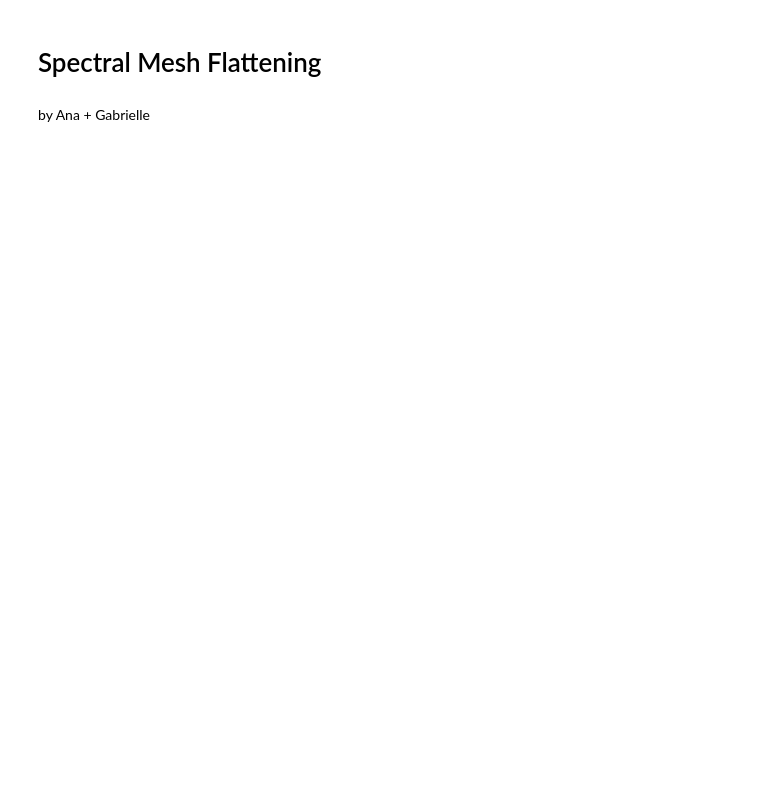
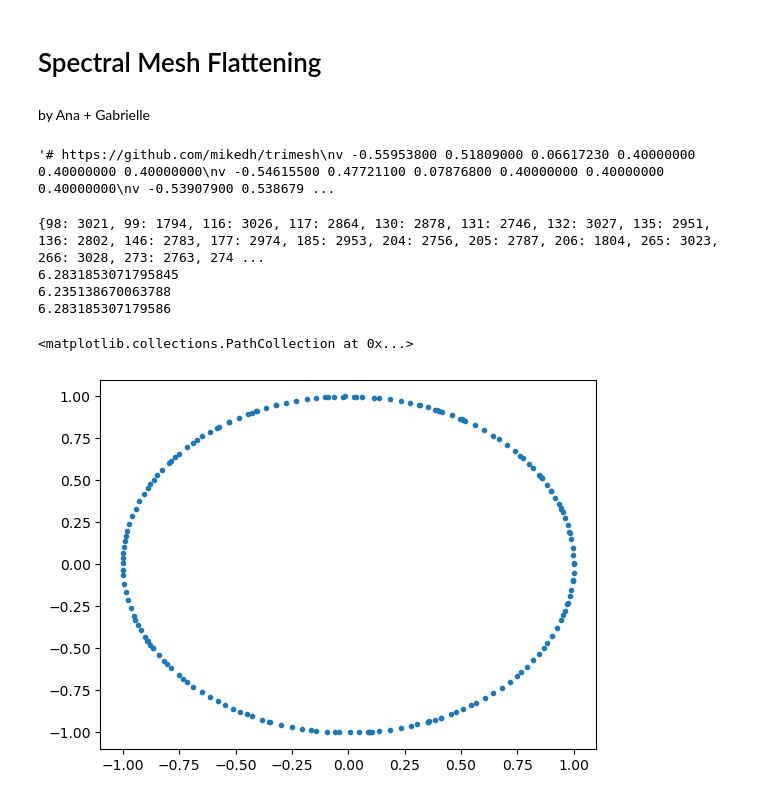
Before and after one commit to gabriellelittle1/Spectral-Mesh-Flattening, a Jupyter notebook: CodeG.ipynb, the cells around one changed output. Cells and saved outputs as stored; diff of their text form; code cells hidden in the pictures; blank space fills up the shorter version.

Commit message:
Cleaned up Face mesh

```diff
--- a/CodeG.ipynb
+++ b/CodeG.ipynb
@@ -6,7 +6,7 @@ by Ana + Gabrielle
 import trimesh
 import numpy as np
 # %%
-face = trimesh.load("Face.obj")
+face = trimesh.load("lilium.obj")
 # %%
 def boundary(mesh):
     """ A function to find the boundary edges and vertices of a mesh. """
@@ -22,10 +22,9 @@ def boundary(mesh):
 
         edge = edges[i]
         v1, v2 = edge
-        v1_faces = [j for j in vertex_faces[v1] if j != -1]
-        v1v2_faces = [j for j in v1_faces if j in vertex_faces[v2]]
+        faces = [j for j in vertex_faces[v1] if j != -1 and j in vertex_faces[v2]]
 
-        if len(v1v2_faces) == 1:
+        if len(faces) == 1:
 
             next_vertex[v1] = v2
             boundary_edges  = boundary_edges + [edge]
@@ -33,6 +32,6 @@ def boundary(mesh):
 
     boundary_vertices = np.unique(np.array(boundary_vertices))
 
-    return boundary_edges, boundary_vertices, next_vertex
+    return boundary_edges, boundary_vertices, dict(sorted(next_vertex.items()))
 # %%
-b_edges, b_verts, diction = boundary(face)
+b_edges, b_verts, next_vertex = boundary(face)
@@ -60,0 +38,5 @@ b_edges, b_verts, diction = boundary(face)
+# %%
+face.visual.vertex_colors[b_verts] = [255, 0, 0, 1]
+face.export("boundary.obj")
+# %% [output]
+'# https://github.com/mikedh/trimesh\nv -0.55953800 0.51809000 0.06617230 0.40000000 0.40000000 0.40000000\nv -0.54615500 0.47721100 0.07876800 0.40000000 0.40000000 0.40000000\nv -0.53907900 0.538679 ...
@@ -60,0 +86,16 @@ b_edges, b_verts, diction = boundary(face)
+# %%
+import matplotlib.pyplot as plt
+%matplotlib inline
+
+xy = np.array(circle_boundary(face, centre = [0, 0], radius = 1))
+x = xy[:, 0]
+y = xy[:, 1]
+
+plt.scatter(x, y, marker='.')
+# %% [output]
+{98: 3021, 99: 1794, 116: 3026, 117: 2864, 130: 2878, 131: 2746, 132: 3027, 135: 2951, 136: 2802, 146: 2783, 177: 2974, 185: 2953, 204: 2756, 205: 2787, 206: 1804, 265: 3023, 266: 3028, 273: 2763, 274 ...
+6.2831853071795845
+6.235138670063788
+6.283185307179586
+<matplotlib.collections.PathCollection at 0x...>
+[figure, added]
```
Also changed, not shown: parts of 4 cells of this notebook, 9 other files.
